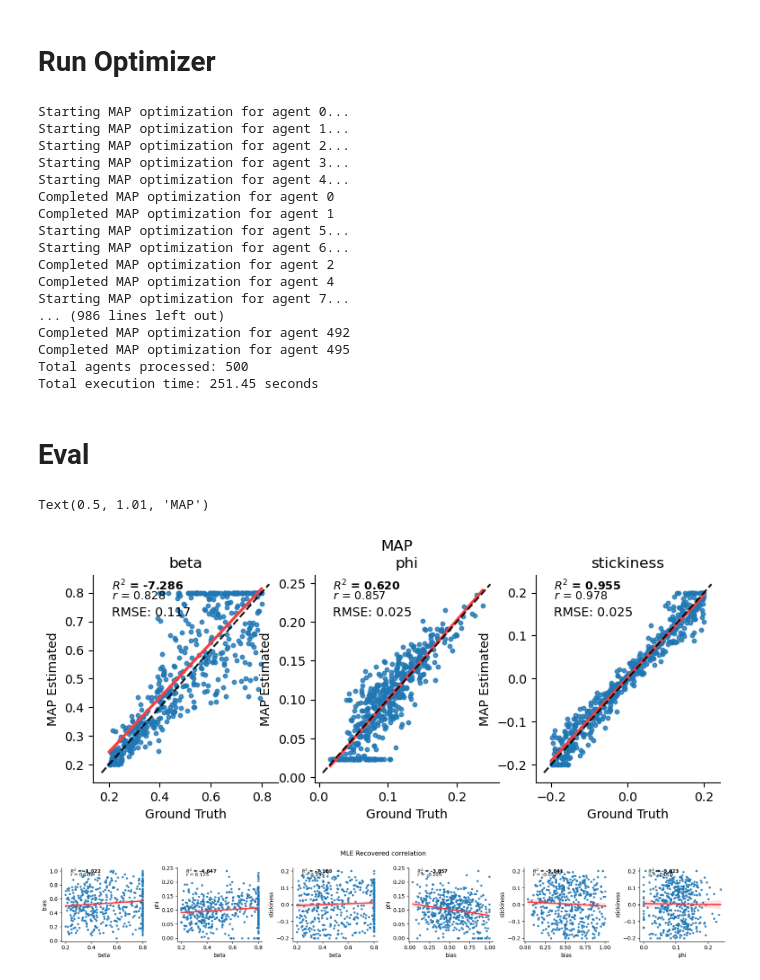
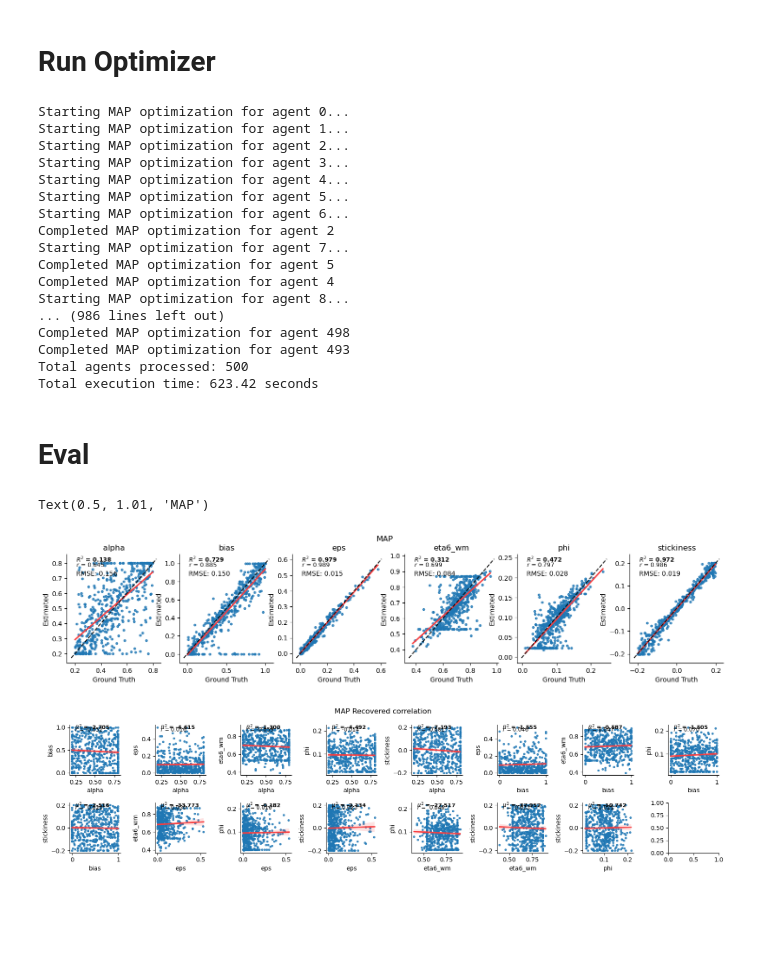
Before and after one commit to ti55987/DL4CM, a Jupyter notebook: mle.ipynb, the cells around one changed output. Cells and saved outputs as stored; diff of their text form; code cells hidden in the pictures; blank space fills up the shorter version.

```diff
--- a/mle.ipynb
+++ b/mle.ipynb
@@ -77,3 +85,15 @@ metadata = metadata_by_task["wm"]
+# %%
+N_TEST_AGENT = 500
+num_blocks = 12
+num_trials_per_block = 6 * 13
+task = "wmh_6s3a"
+suffix = "wmh_no_switch_b25"  #''2ParamRL_no_switch' #'
+prefix = f"{N_TEST_AGENT}a_{num_blocks}b_{num_trials_per_block}t_{suffix}"
+data = pd.read_csv(
+    f"data/{task}/{N_TEST_AGENT}a_{num_blocks}b_{num_trials_per_block}t_{suffix}.csv"
+)
+
+metadata = metadata_by_task["wmh"]
 # %% [markdown]
 # Run Optimizer
 # %%
@@ -86,20 +106,23 @@ start_time = time.time()
 
 # Get unique agent IDs (limit to 200 if needed)
 limit = 500
+method = "MAP"
+
 agent_ids = data.agentid.unique()
 agent_ids = agent_ids[:limit]
-
+process_func = process_agent_map if method == "MAP" else process_agent
 est_params = []
-max_workers = 5
+max_workers = 7
 # Run the optimization in parallel
 with ProcessPoolExecutor(max_workers=max_workers) as executor:
     # Submit all tasks
     future_to_aid = {
         executor.submit(
-            process_agent_map,
+            process_func,
             aid,
             data,
             metadata,
+            metadata["bounds"],
         ): aid
         for aid in agent_ids
     }
@@ -123,8 +146,11 @@ est_params = np.array(est_params)
 
 # Build the dataframe
 recovered_param = {}
-for idx, pn in enumerate(metadata["param_names"]):
-    recovered_param[pn] = est_params[:, idx]
+
+param_names = sorted(list(metadata["bounds"].keys()))
+for idx, pn in enumerate(param_names):
+    if metadata["bounds"][pn][0] != metadata["bounds"][pn][1]:
+        recovered_param[pn] = est_params[:, idx]
 
 recovered_param = pd.DataFrame(recovered_param)
 
@@ -137,28 +163,29 @@ Starting MAP optimization for agent 1...
 Starting MAP optimization for agent 2...
 Starting MAP optimization for agent 3...
 Starting MAP optimization for agent 4...
-Completed MAP optimization for agent 0
-Completed MAP optimization for agent 1
 Starting MAP optimization for agent 5...
 Starting MAP optimization for agent 6...
 Completed MAP optimization for agent 2
+Starting MAP optimization for agent 7...
+Completed MAP optimization for agent 5
 Completed MAP optimization for agent 4
-Starting MAP optimization for agent 7...
+Starting MAP optimization for agent 8...
 ... (986 lines left out)
-Completed MAP optimization for agent 492
-Completed MAP optimization for agent 495
+Completed MAP optimization for agent 498
+Completed MAP optimization for agent 493
 Total agents processed: 500
-Total execution time: 251.45 seconds
+Total execution time: 623.42 seconds
 # %% [markdown]
 # Eval
 # %%
 # @title model parameters
 
 recovered_param = recovered_param.rename(columns={"nalpha": "neg_alpha"})
+data['bias'] = data['wm_bias']
 param_names = list(recovered_param.keys())
 
 if task != "shared":
-    shared, conditioned = metadata["param_names"], []
+    shared, conditioned = param_names, []
 else:
     shared, conditioned = ["beta"], ["alpha"]
 
@@ -167,43 +194,45 @@ true_name_labels = get_condition_aware_labels(
     data[data.agentid < limit], shared, conditioned
 )
 
+#true_name_labels['beta'] = true_name_labels['beta'] / BETA_MULTIPLIER
+
 fig, axes = plt.subplots(nrows=1, ncols=n_cols, figsize=(3 * n_cols, 3))
 for idx, pn in enumerate(sorted(param_names)):
     y_true = true_name_labels[pn].ravel()
     y_pred = recovered_param[pn]
 
-    result = pd.DataFrame({pn: y_true / metadata["multipliers"][idx], "mle": y_pred})
+    result = pd.DataFrame({pn: y_true, "mle": y_pred})
     ax = sns.regplot(
         data=result,
         ci=None,
         x=pn,
         y="mle",
         line_kws=dict(color="#f73e40"),
         scatter_kws=dict(s=10),
         ax=axes.flat[idx],
     )
     ax.plot(
         [ax.get_xlim()[0], ax.get_xlim()[1]],
         [ax.get_xlim()[0], ax.get_xlim()[1]],
         color="black",
         alpha=0.9,
         linestyle="dashed",
     )
     sns.despine()
 
     ax = add_corr_scores(ax, y_true, y_pred)
 
     mse = mean_squared_error(
-        y_true / metadata["multipliers"][idx], y_pred, squared=False
+        y_true, y_pred, squared=False
     )
     ax.text(0.1, 0.8, f"RMSE: {mse:.3f}", transform=ax.transAxes, fontsize=10)
     ax.set_xlabel("Ground Truth")
-    ax.set_ylabel("MAP Estimated")
+    ax.set_ylabel("Estimated")
     ax.set_title(pn, fontsize=12)
 
-fig.suptitle("MAP", y=1.01)
+fig.suptitle(method, y=1.01)
 # %% [output]
 Text(0.5, 1.01, 'MAP')
-[figure, old version]
+[figure, new version]
 # %%
 prefix = f"{N_TEST_AGENT}a_{num_blocks}b_{num_trials_per_block}t_{suffix}"
@@ -211,8 +240,11 @@ recovered_param.to_csv(f"results/map_{task}_{prefix}.csv")
 # %%
-param_names = sorted(metadata["param_names"])
+import math
+
 n_col = len(param_names) * (len(param_names) - 1) // 2
-fig, axes = plt.subplots(1, n_col, figsize=(3 * n_col, 3))
-multipliers = {p: metadata["multipliers"][i] for i, p in enumerate(param_names)}
+n_row = 2
+n_col = math.ceil(n_col/n_row)
+fig, axes = plt.subplots(n_row, n_col, figsize=(2 * n_col, 2 * n_row))
+#multipliers = {p: metadata["multipliers"][i] for i, p in enumerate(param_names)}
 ai = 0
 flatted_axes = axes.flatten()
 for i, pn1 in enumerate(param_names):
@@ -224,7 +256,7 @@ for i, pn1 in enumerate(param_names):
             y=y_pred,
             ax=ax,
             line_kws=dict(color="#f73e40"),
-            scatter_kws=dict(s=10),
+            scatter_kws=dict(s=8),
         )
         ax = add_corr_scores(ax, y_true, y_pred)
         ax.set_xlabel(pn1)
@@ -232,7 +264,7 @@ for i, pn1 in enumerate(param_names):
         ai += 1
 
 sns.despine()
-fig.suptitle("MLE Recovered correlation")
+fig.suptitle(f"{method} Recovered correlation")
 fig.tight_layout()
 # %% [output]
-[figure, old version]
+[figure, new version]
```
Also changed, not shown: parts of 4 cells of this notebook, 5 other files.
